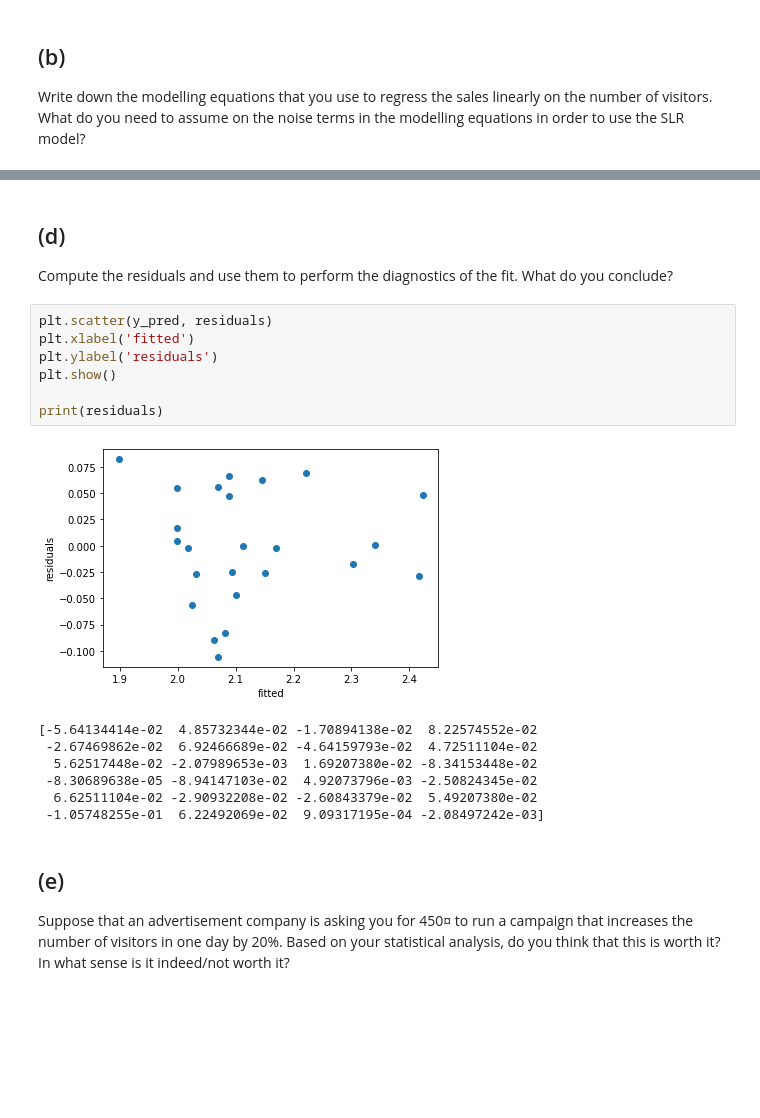
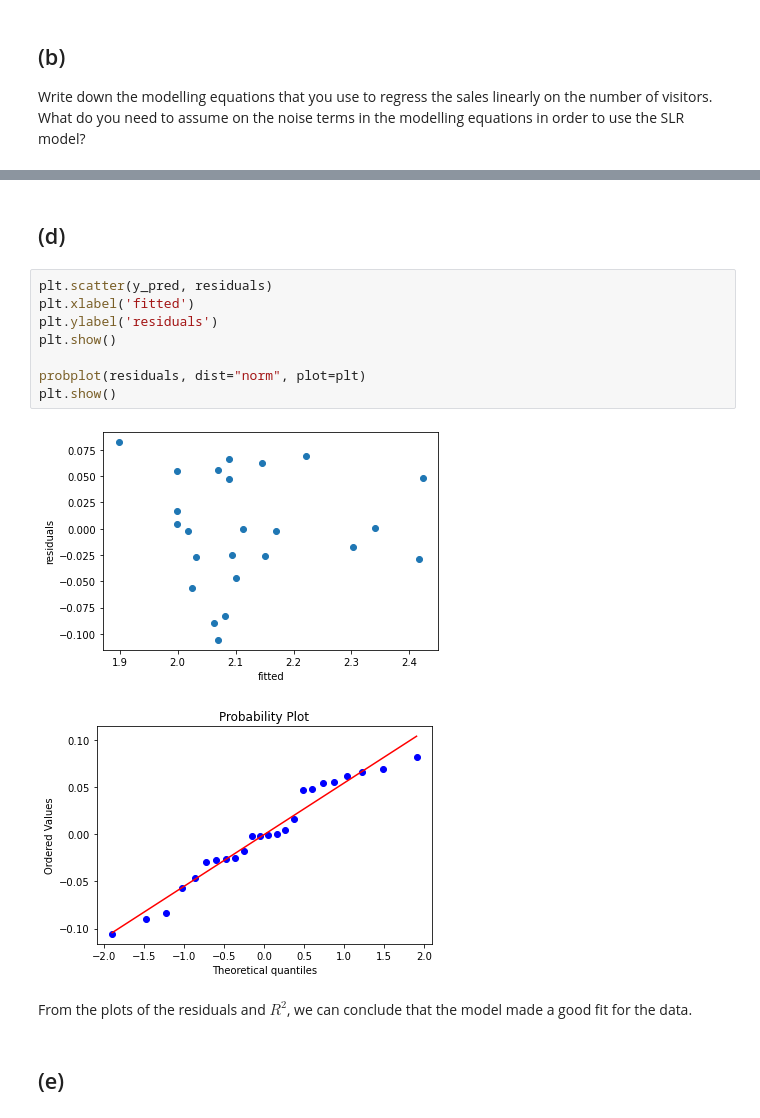
Before and after one commit to thutrangluu/Assignment_Stat, a Jupyter notebook: Assignment 2/Assignment 2 Statistics.ipynb, the cells around one changed output, grey strips where cells are left out. Cells and saved outputs as stored; diff of their text form; blank space fills up the shorter version.

```diff
--- a/Assignment 2/Assignment 2 Statistics.ipynb
+++ b/Assignment 2/Assignment 2 Statistics.ipynb
@@ -308,26 +300,18 @@ sigma^2 = 0.20035253062618907
 [figure]
-# %% [markdown]
-## (d)
-
-Compute the residuals and use them to perform the diagnostics of the fit. What do you conclude?
+# %% [markdown]
+## (d)
 # %%
 plt.scatter(y_pred, residuals)
 plt.xlabel('fitted')
 plt.ylabel('residuals')
 plt.show()
 
-print(residuals)
+probplot(residuals, dist="norm", plot=plt)
+plt.show()
 # %% [output]
 [figure]
-[-5.64134414e-02  4.85732344e-02 -1.70894138e-02  8.22574552e-02
- -2.67469862e-02  6.92466689e-02 -4.64159793e-02  4.72511104e-02
-  5.62517448e-02 -2.07989653e-03  1.69207380e-02 -8.34153448e-02
- -8.30689638e-05 -8.94147103e-02  4.92073796e-03 -2.50824345e-02
-  6.62511104e-02 -2.90932208e-02 -2.60843379e-02  5.49207380e-02
- -1.05748255e-01  6.22492069e-02  9.09317195e-04 -2.08497242e-03]
+[figure, added]
-# %% [markdown]
-## (e)
-
- Suppose that an advertisement company is asking you for 450¤ to run a campaign that increases
-the number of visitors in one day by 20%. Based on your statistical analysis, do you think that
-this is worth it? In what sense is it indeed/not worth it?
+# %% [markdown]
+From the plots of the residuals and $R^2$, we can conclude that the model made a good fit for the data.
+# %% [markdown]
+## (e)
```
Also changed, not shown: parts of 35 cells of this notebook.
